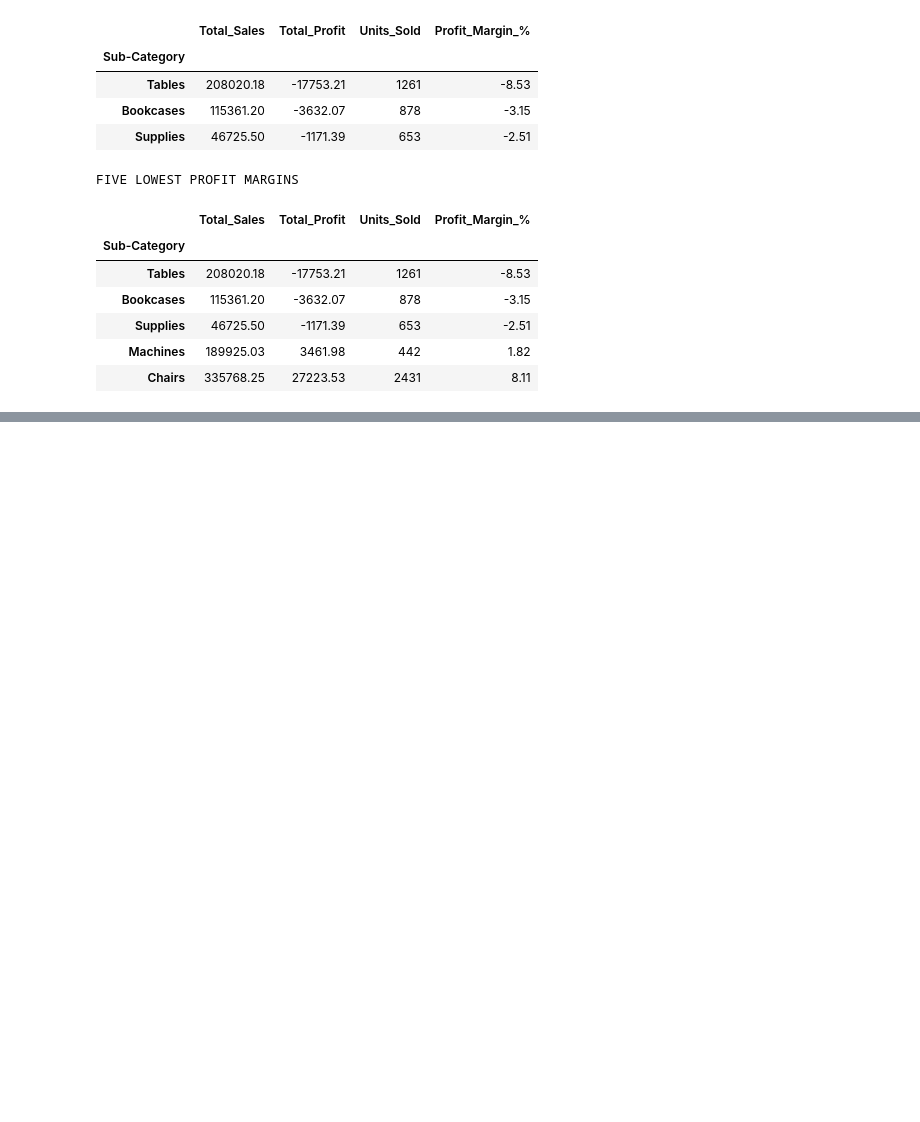
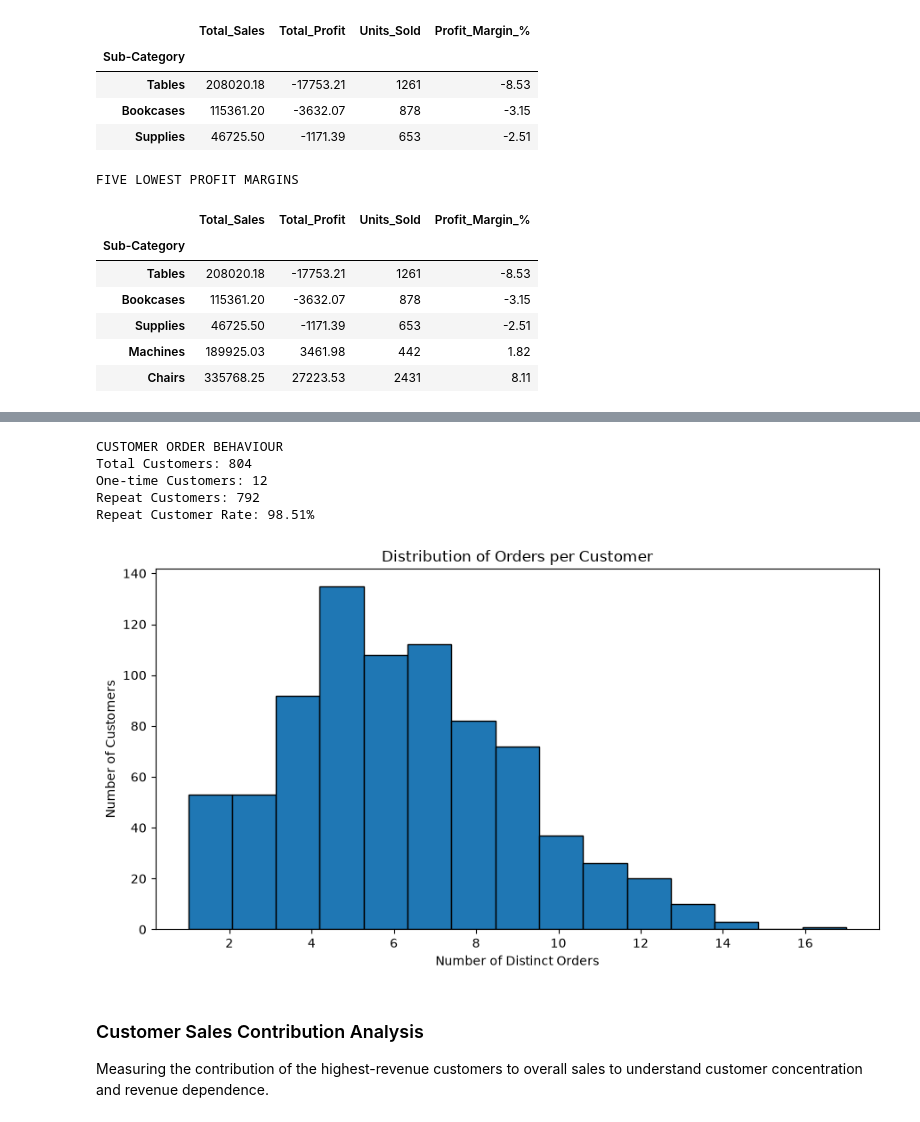
Before and after one commit to kumaridipika928-dot/ecommerce-sales-analytics, a Jupyter notebook: notebooks/02_sales_eda.ipynb, the cells around one changed output, grey strips where cells are left out. Saved outputs shown, nothing was run; the diff lists cells and outputs as text; code cells hidden in the pictures; blank space fills up the shorter version.

```diff
--- a/notebooks/02_sales_eda.ipynb
+++ b/notebooks/02_sales_eda.ipynb
@@ -1571,0 +1911,19 @@ FIVE LOWEST PROFIT MARGINS
+# %%
+
+# Count distinct orders placed by each customer
+customer_frequency = (
+    cleaned_df.groupby(["Customer ID", "Customer Name"])
+    .agg(
+        Total_Orders=("Order ID", "nunique"),
+        Total_Sales=("Sales", "sum"),
+        Total_Profit=("Profit", "sum")
+    )
+    .reset_index()
+)
+
+print("CUSTOMER ORDER FREQUENCY SUMMARY")
+display(
+    customer_frequency["Total_Orders"]
+    .describe()
+    .round(2)
+)
@@ -1571,0 +1941,42 @@ FIVE LOWEST PROFIT MARGINS
+# %%
+
+repeat_customers = (customer_frequency["Total_Orders"] > 1).sum()
+one_time_customers = (customer_frequency["Total_Orders"] == 1).sum()
+total_customers = len(customer_frequency)
+
+print("CUSTOMER ORDER BEHAVIOUR")
+print(f"Total Customers: {total_customers}")
+print(f"One-time Customers: {one_time_customers}")
+print(f"Repeat Customers: {repeat_customers}")
+print(f"Repeat Customer Rate: {repeat_customers / total_customers * 100:.2f}%")
+# %% [output]
+CUSTOMER ORDER BEHAVIOUR
+Total Customers: 804
+One-time Customers: 12
+Repeat Customers: 792
+Repeat Customer Rate: 98.51%
+# %%
+
+import matplotlib.pyplot as plt
+
+plt.figure(figsize=(9, 5))
+
+plt.hist(
+    customer_frequency["Total_Orders"],
+    bins=15,
+    edgecolor="black"
+)
+
+plt.title("Distribution of Orders per Customer")
+plt.xlabel("Number of Distinct Orders")
+plt.ylabel("Number of Customers")
+plt.tight_layout()
+plt.show()
+# %% [output]
+[figure, added]
+# %% [markdown]
+
+### Customer Sales Contribution Analysis
+
+Measuring the contribution of the highest-revenue customers to
+overall sales to understand customer concentration and revenue dependence.
```
Also changed, not shown: parts of 27 cells of this notebook, 2 other files.
